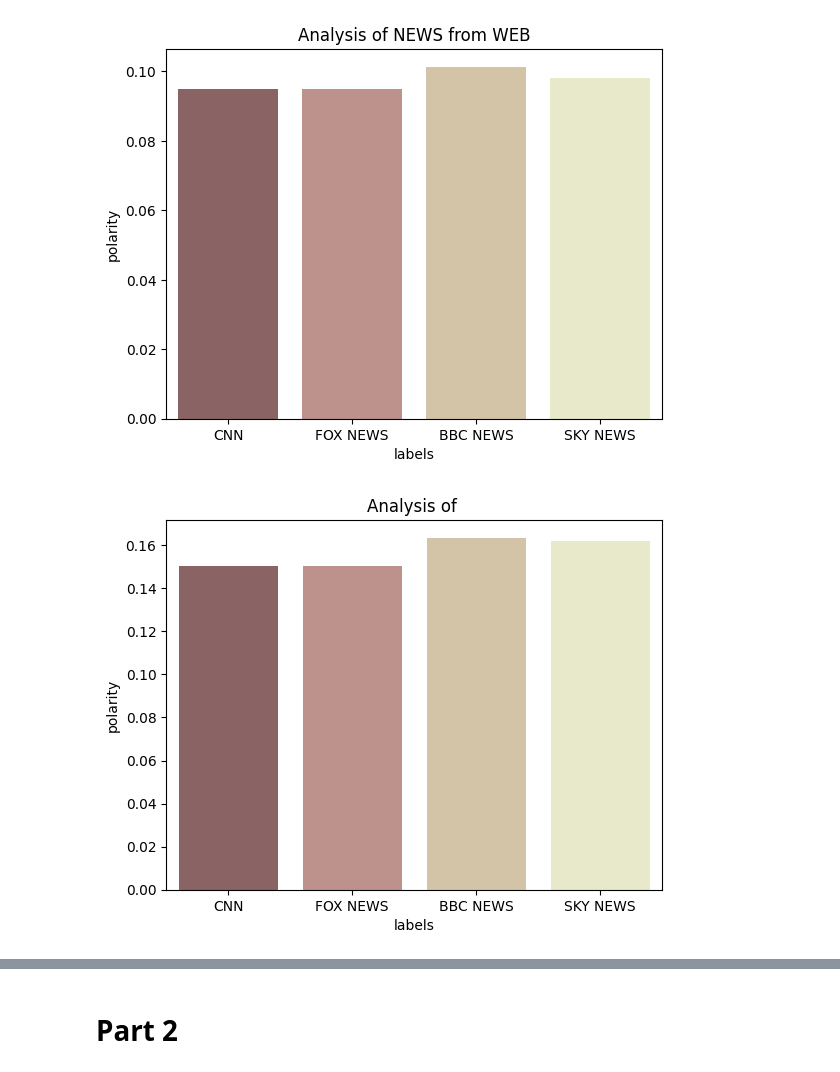
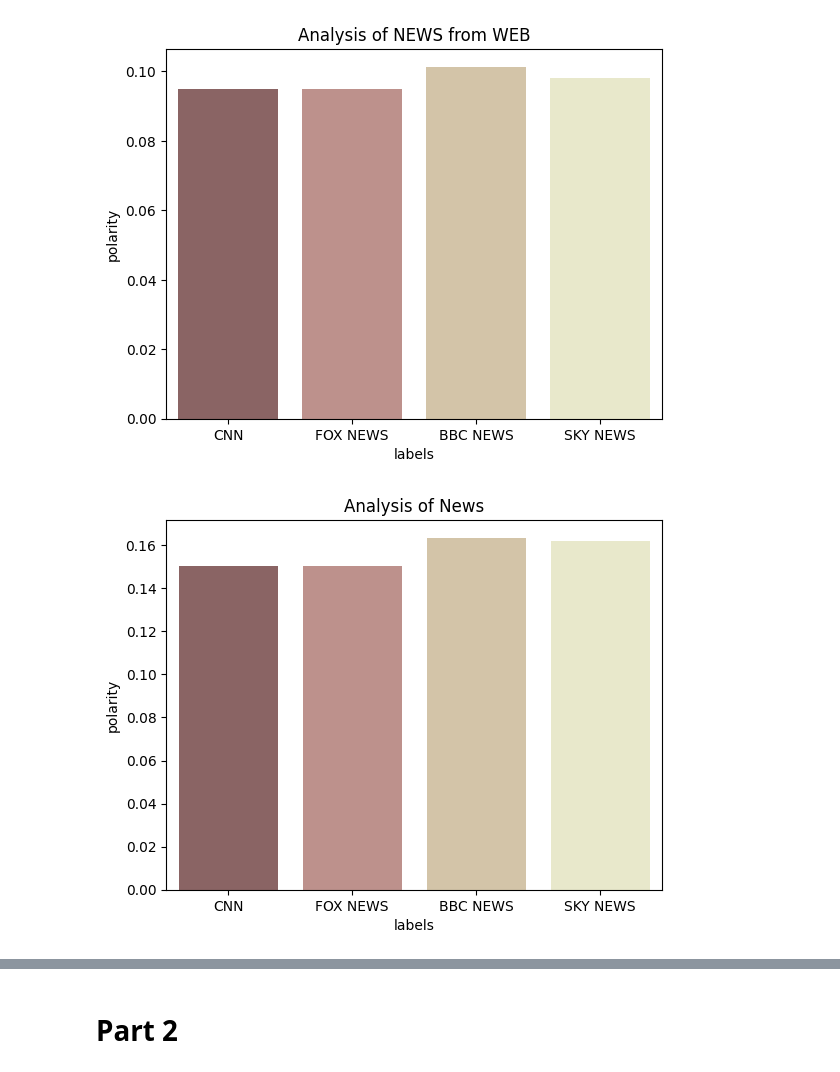
Before and after one commit to siddh34/Sentiment-Analysis, a Jupyter notebook: analysis.ipynb, the cells around one changed output, grey strips where cells are left out. Drawn from its saved outputs; the diff is of its cells as text; code cells hidden in the pictures.

```diff
--- a/analysis.ipynb
+++ b/analysis.ipynb
@@ -415,34 +415,34 @@ def getValues(req,df):
 # %%
 # TODO: Bar graph (Negative values)
 
 y0 = pd.read_csv('CNNWeb.csv',index_col=0)
 y1 = pd.read_csv('CNNWeb.csv',index_col=0)
 y2 = pd.read_csv('BBCWEB.csv',index_col=0)
 y3 = pd.read_csv('skyNewsWeb.csv',index_col=0)
 
 y0 = getValues(1,y0)
 
 y1 = getValues(1,y1)
 
 y2 = getValues(1,y2)
 
 y3 = getValues(1,y3)
 
-plt.title("Analysis of ")
+plt.title("Analysis of News")
 
 x = ["CNN","FOX NEWS","BBC NEWS","SKY NEWS"]
 
 
 y = [y0['Polarity'].mean(),y1['Polarity'].mean(),y2['Polarity'].mean(),y3['Polarity'].mean()]
 
 pltdf = pd.DataFrame({'labels':x,'polarity':y})
 
 
 sns.barplot(x=pltdf.labels,y=pltdf.polarity,palette='pink')
 
 plt.show()
 # %% [output]
-[figure, old version]
+[figure, new version]
 # %%
 # TODO: Bar graph (Negative values)
 
```
Also changed, not shown: parts of 3 cells of this notebook.
